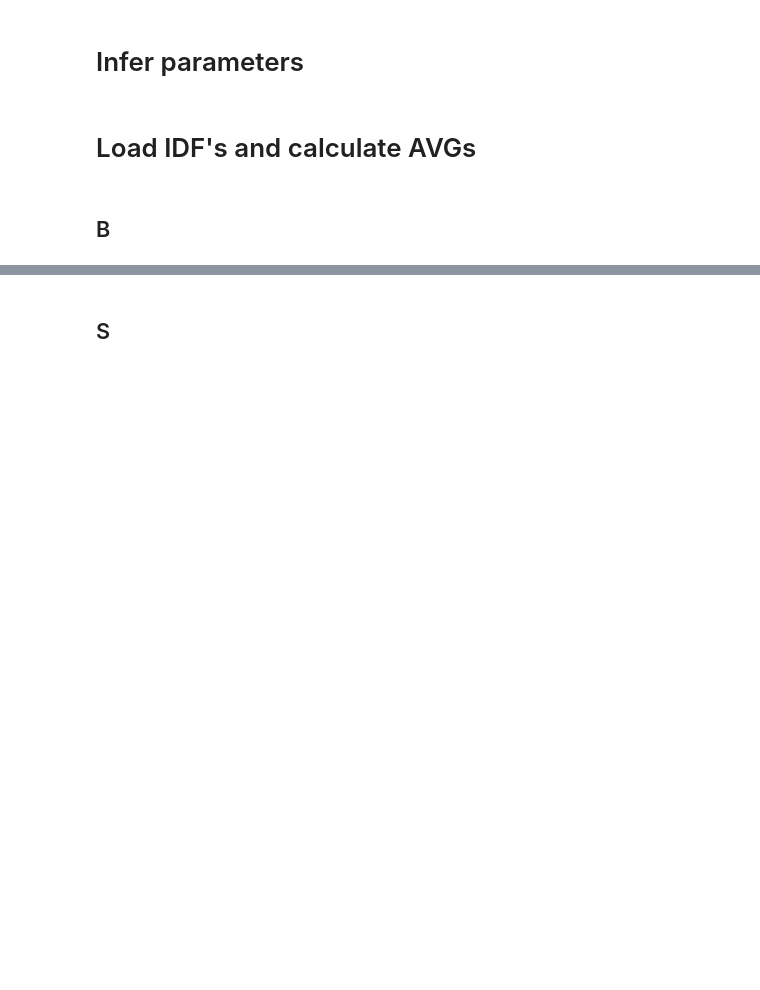
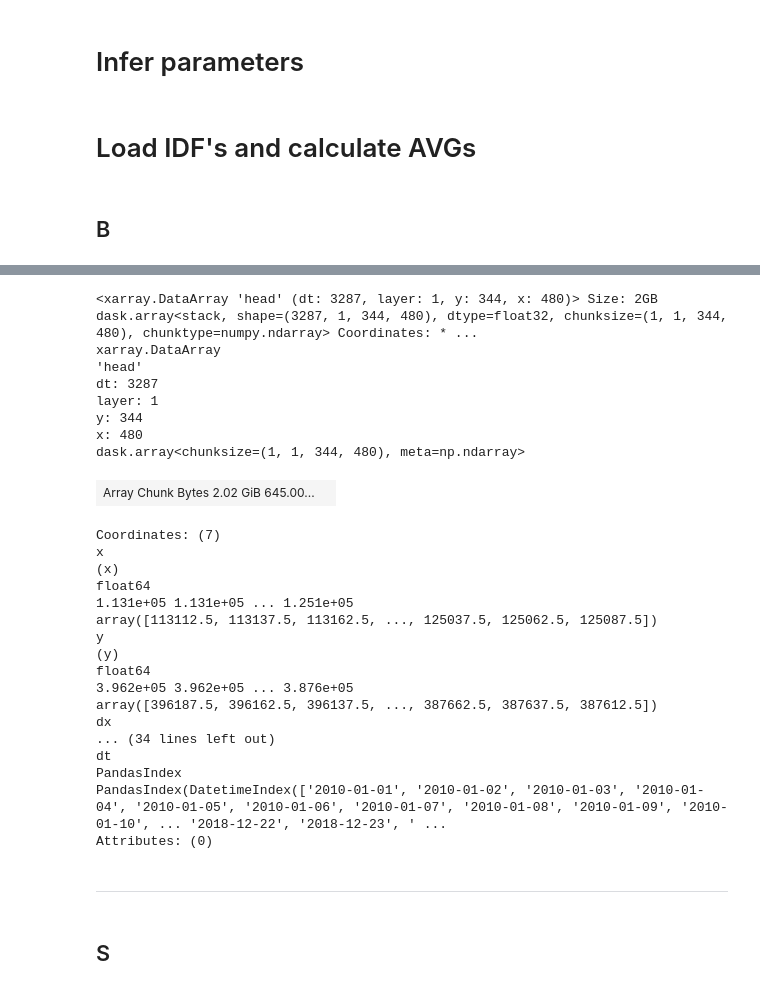
Before and after one commit to Ydrolog/WS_Mdl, a Jupyter notebook: code/PoP/HD_IDFs/PoP_HD_IDFs_NBr13.ipynb, the cells around one changed output, grey strips where cells are left out. Drawn from its saved outputs; the diff is of its cells as text; code cells hidden in the pictures; blank space fills up the shorter version.

```diff
--- a/code/PoP/HD_IDFs/PoP_HD_IDFs_NBr13.ipynb
+++ b/code/PoP/HD_IDFs/PoP_HD_IDFs_NBr13.ipynb
@@ -49,3 +96,34 @@ DF_IDF_B = Utl_IM.IDFs_to_DF(S_path_HD_B)
+# %%
+XA_HD_B
+# %% [output]
+<xarray.DataArray 'head' (dt: 3287, layer: 1, y: 344, x: 480)> Size: 2GB dask.array<stack, shape=(3287, 1, 344, 480), dtype=float32, chunksize=(1, 1, 344, 480), chunktype=numpy.ndarray> Coordinates: * ...
+xarray.DataArray
+'head'
+dt: 3287
+layer: 1
+y: 344
+x: 480
+dask.array<chunksize=(1, 1, 344, 480), meta=np.ndarray>
+| Array Chunk Bytes 2.02 GiB 645.00... |  |
+Coordinates: (7)
+x
+(x)
+float64
+1.131e+05 1.131e+05 ... 1.251e+05
+array([113112.5, 113137.5, 113162.5, ..., 125037.5, 125062.5, 125087.5])
+y
+(y)
+float64
+3.962e+05 3.962e+05 ... 3.876e+05
+array([396187.5, 396162.5, 396137.5, ..., 387662.5, 387637.5, 387612.5])
+dx
+... (34 lines left out)
+dt
+PandasIndex
+PandasIndex(DatetimeIndex(['2010-01-01', '2010-01-02', '2010-01-03', '2010-01-04', '2010-01-05', '2010-01-06', '2010-01-07', '2010-01-08', '2010-01-09', '2010-01-10', ... '2018-12-22', '2018-12-23', ' ...
+Attributes: (0)
+# %% [markdown]
+---
 # %%
 A_B_AVG = np.mean(np.stack(DF_IDF_B['IDF'].apply(lambda x: x[0])), axis=0)
 A_B_AVG_summer = np.mean(np.stack(DF_IDF_B.loc[ S_Fi_B_Mo.isin(l_Mo_summer), 'IDF'].apply(lambda x: x[0])), axis=0)
```
Also changed, not shown: parts of 8 cells of this notebook, 3 other files.
